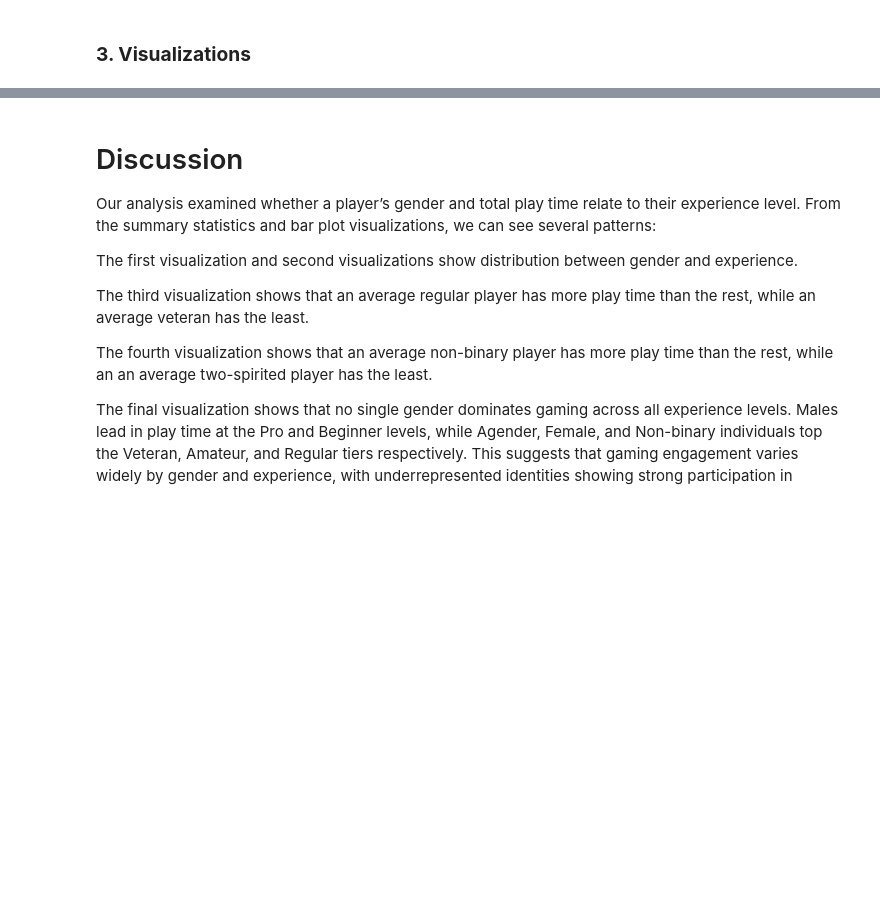
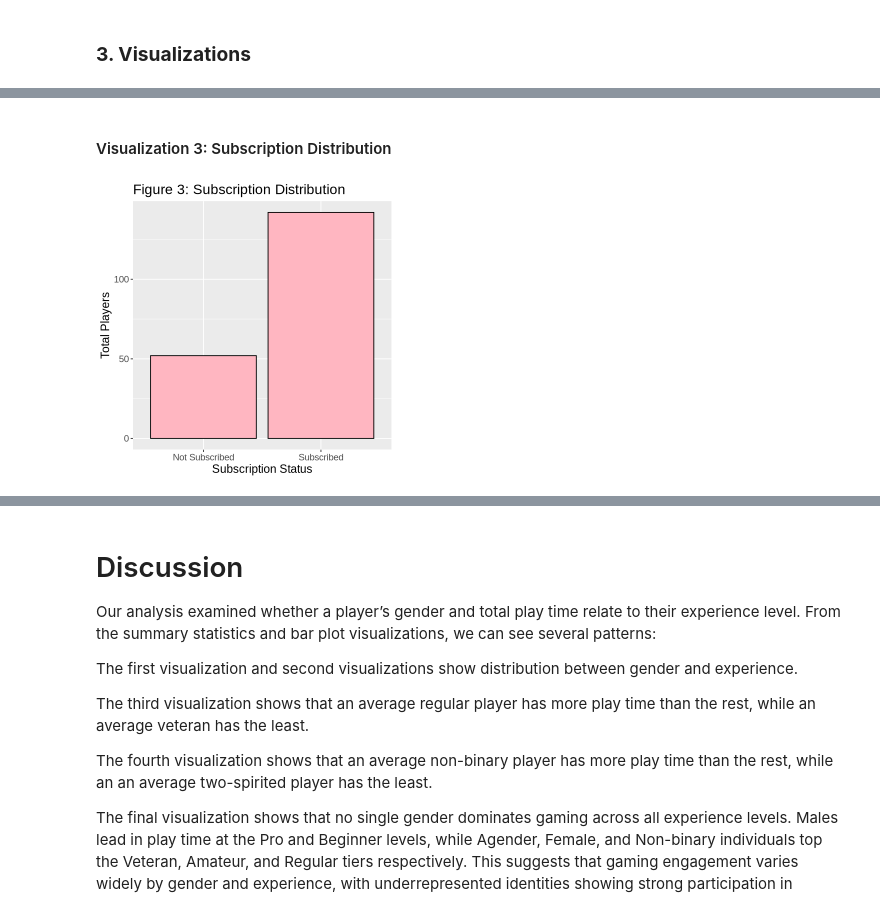
Before and after one commit to crowbirdy/project-003-29, a Jupyter notebook: Final_project.ipynb, the cells around one changed output, grey strips where cells are left out. Cells and saved outputs as stored; diff of their text form; code cells hidden in the pictures; blank space fills up the shorter version.

```diff
--- a/Final_project.ipynb
+++ b/Final_project.ipynb
@@ -242 +159,16 @@ experience_distribution_plot
+# %% [markdown]
+ #### Visualization 3: Subscription Distribution
+# %%
+options(repr.plot.width = 5, repr.plot.height = 5)
+
+subscription_distribution_plot <- players_tidy |>
+  ggplot(aes(x = subscribe)) +
+  geom_bar(fill = "lightpink", color = "black") +
+  labs(title = "Figure 3: Subscription Distribution",
+       x = "Subscription Status",
+       y = "Total Players") +
+  theme(text = element_text(size = 14))
+subscription_distribution_plot
+# %% [output]
+[figure, added]
 # %% [markdown]
```
Also changed, not shown: parts of 17 cells of this notebook.
